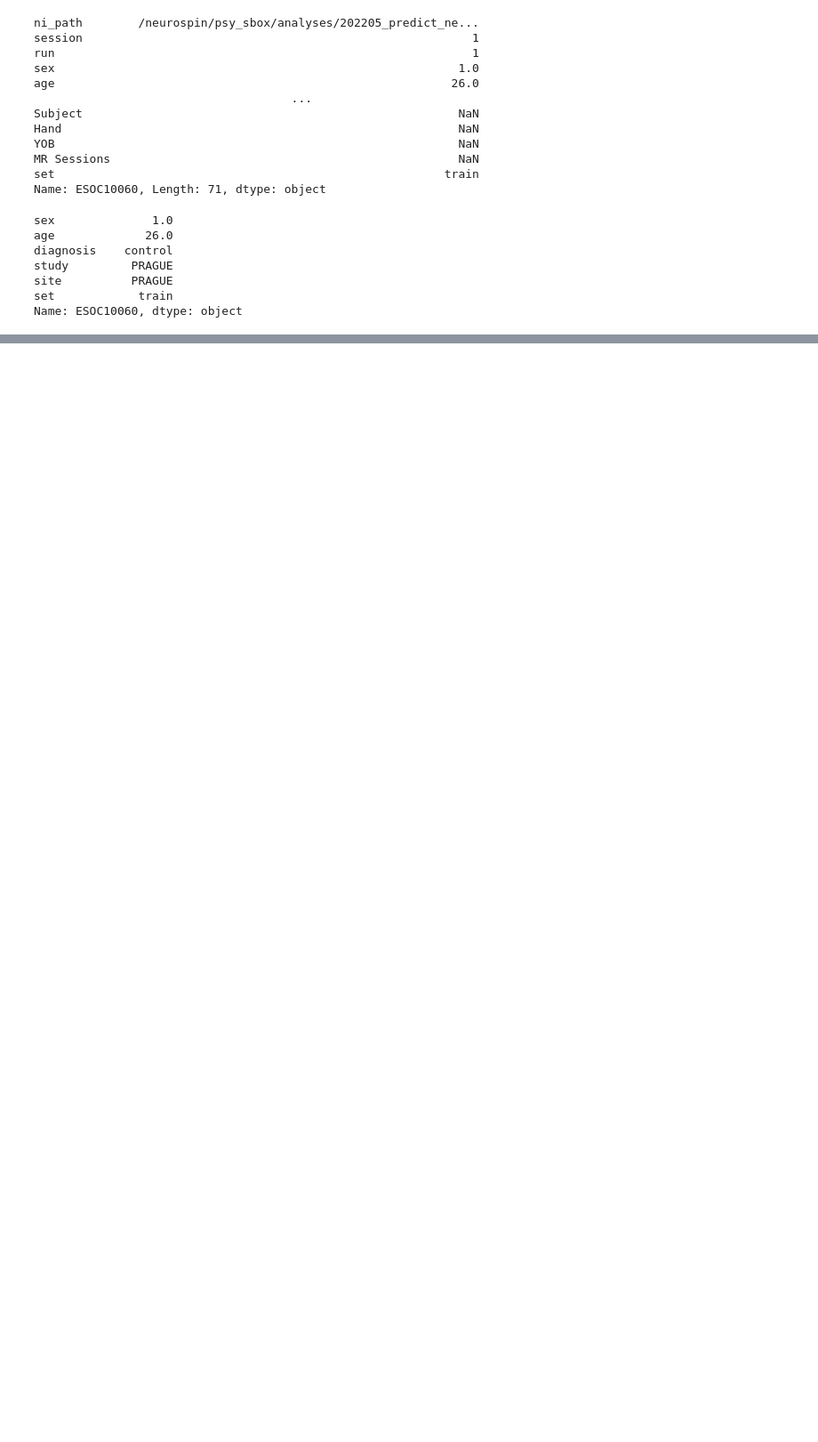
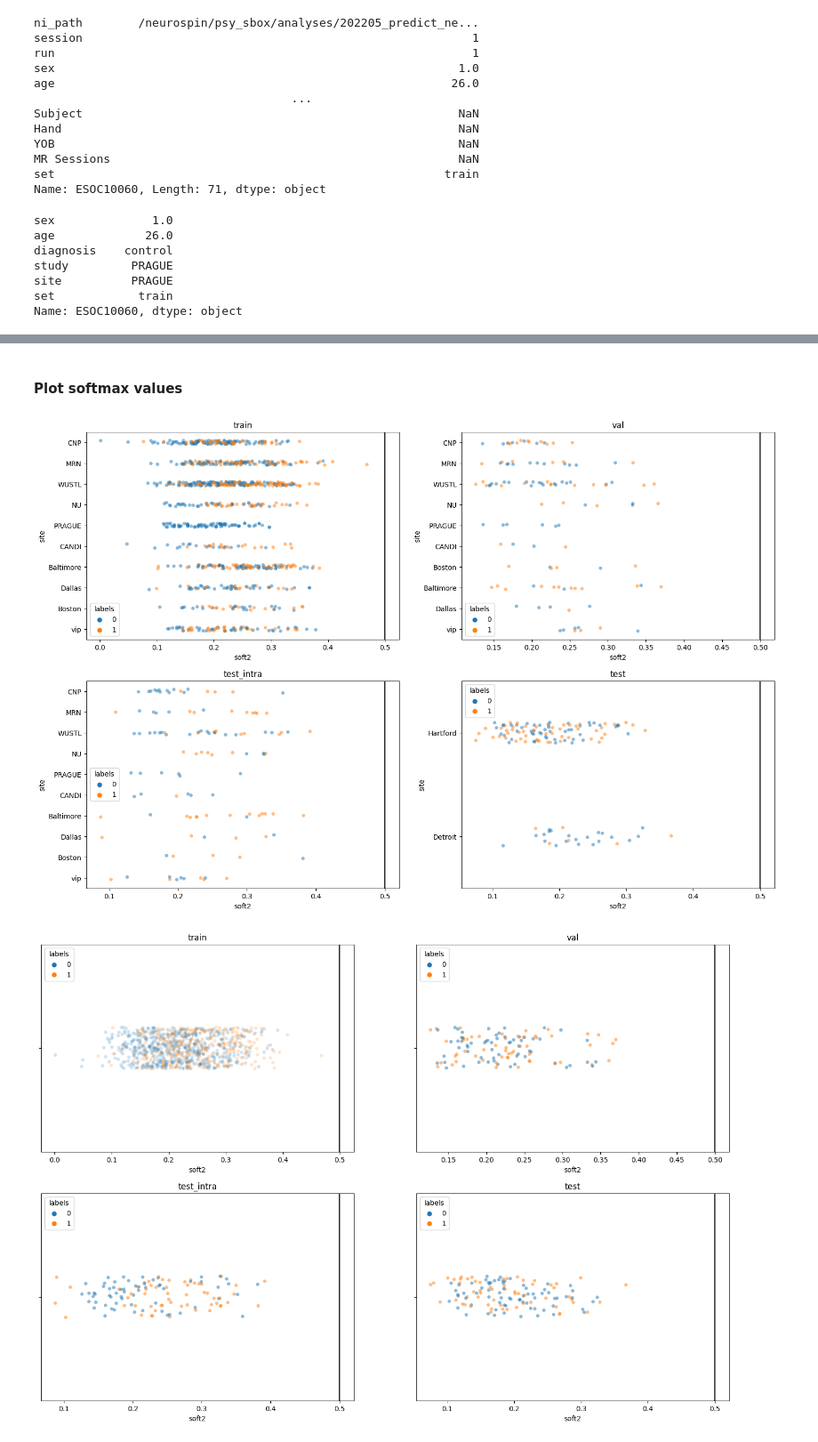
Before and after one commit to neurospin-projects/2023_agaudin_jchavas_folding_supervised, a Jupyter notebook: contrastive/notebooks/schiz_test_intra_investigation.ipynb, the cells around one changed output, grey strips where cells are left out. Shown at 89% size. Drawn from its saved outputs; the diff is of its cells as text; code cells hidden in the pictures; blank space fills up the shorter version.

```diff
--- a/contrastive/notebooks/schiz_test_intra_investigation.ipynb
+++ b/contrastive/notebooks/schiz_test_intra_investigation.ipynb
@@ -112,0 +261,54 @@ Name: ESOC10060, dtype: object
+# %% [markdown]
+#### Plot softmax values
+# %%
+def plot_soft(df, hue='site'):
+    sns.stripplot(df, x='soft2', y=hue, hue='labels', alpha=0.5)
+    plt.axvline(x=[0.5], color='black')
+# %%
+plt.figure(figsize=(18,12))
+
+plt.subplot(221)
+plot_soft(train_outputs)
+plt.title('train')
+
+plt.subplot(222)
+plot_soft(val_outputs)
+plt.title("val")
+
+plt.subplot(223)
+plot_soft(test_intra_outputs)
+plt.title('test_intra')
+
+plt.subplot(224)
+plot_soft(test_outputs)
+plt.title("test")
+
+plt.show()
+
+
+plt.figure(figsize=(18,12))
+
+plt.subplot(221)
+sns.stripplot(train_outputs, x='soft2', hue='labels', alpha=0.2)
+plt.axvline(x=[0.5], color='black')
+plt.title('train')
+
+plt.subplot(222)
+sns.stripplot(val_outputs, x='soft2', hue='labels', alpha=0.5)
+plt.axvline(x=[0.5], color='black')
+plt.title("val")
+
+plt.subplot(223)
+sns.stripplot(test_intra_outputs, x='soft2', hue='labels', alpha=0.5)
+plt.axvline(x=[0.5], color='black')
+plt.title('test_intra')
+
+plt.subplot(224)
+sns.stripplot(test_outputs, x='soft2', hue='labels', alpha=0.5)
+plt.axvline(x=[0.5], color='black')
+plt.title("test")
+
+plt.show()
+# %% [output]
+[figure, added]
+[figure, added]
```
Also changed, not shown: parts of 19 cells of this notebook, 2 other files.
